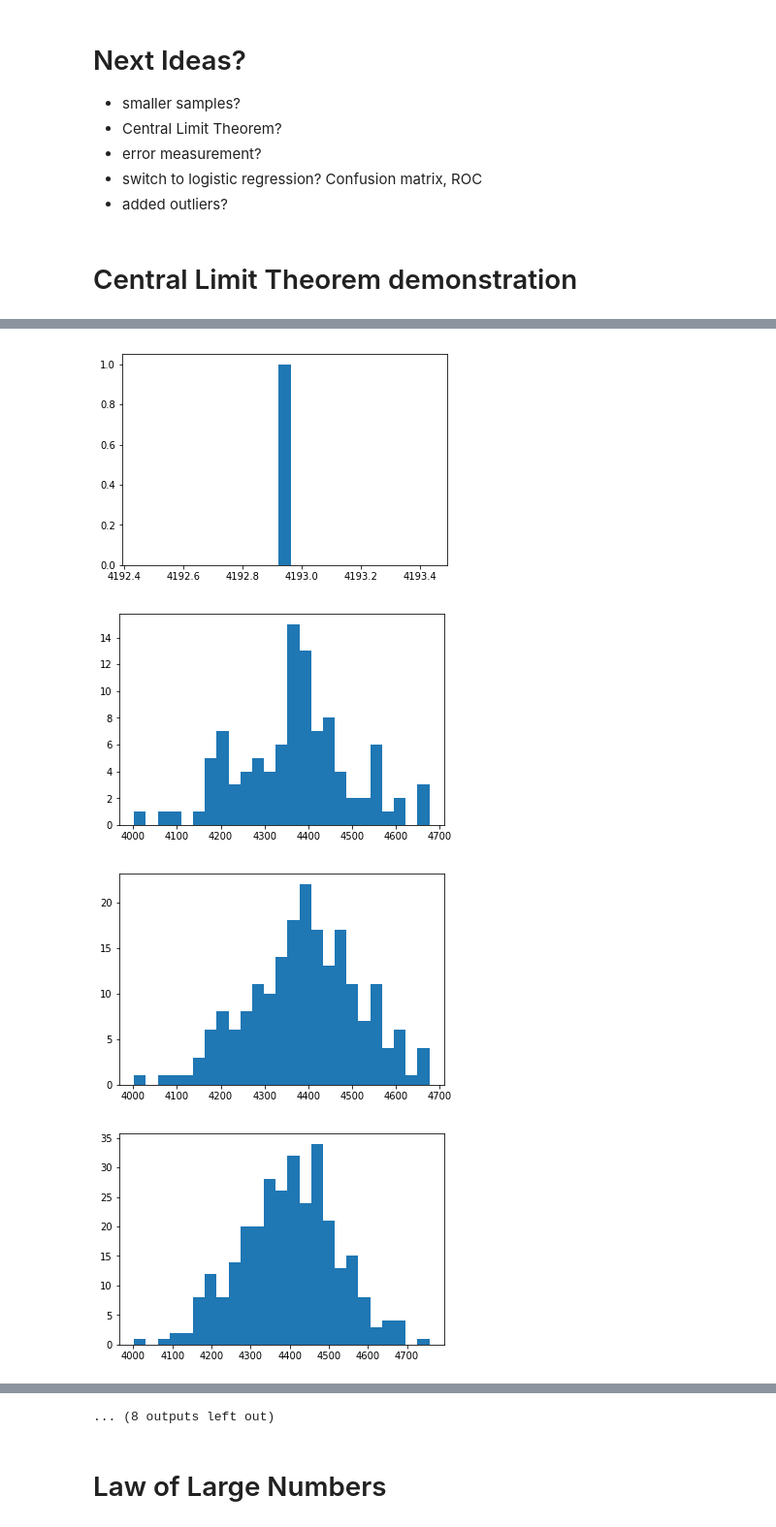
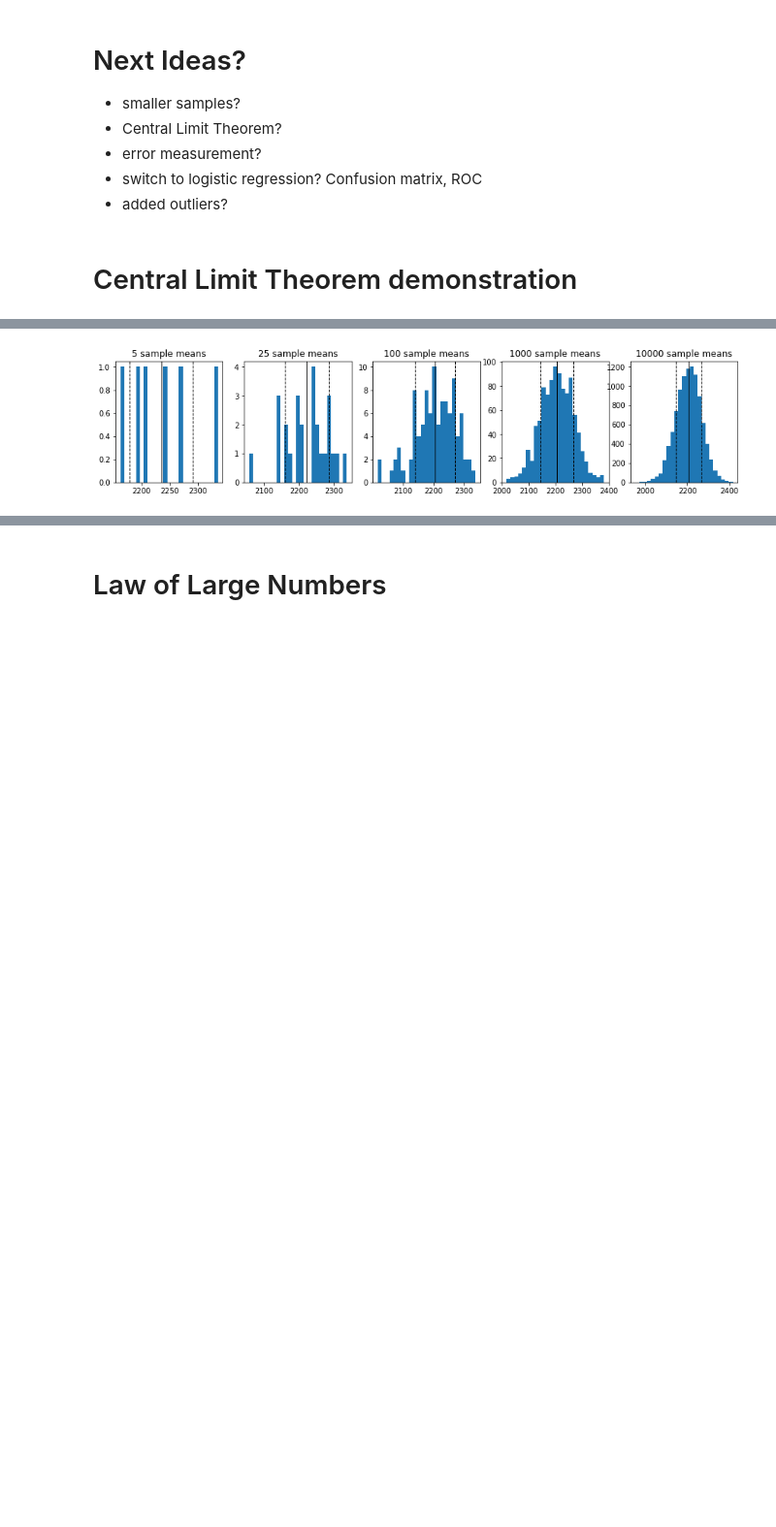
Before and after one commit to conditg/predicting-disruption, a Jupyter notebook: working-notebook.ipynb, the cells around one changed output, grey strips where cells are left out. Shown at 97% size. Saved outputs shown, nothing was run; the diff lists cells and outputs as text; code cells hidden in the pictures; blank space fills up the shorter version.

```diff
--- a/working-notebook.ipynb
+++ b/working-notebook.ipynb
@@ -1475,0 +1673,5 @@ plt.show()
+# %%
+full = createSet()
+full.df = pd.get_dummies(full.df, columns=['os'])
+full.df['picsTaken3'] = full.df['picsTaken']**3
+full.df.head(1)
@@ -1475,0 +1681,12 @@ plt.show()
+# %%
+#sklearn
+x = full.df[['screenActions', 'picsTaken3', 'timesDropped', 'rooted', 'os_Android', 'os_iOS', 'os_other']]
+y = full.df['minSpent']
+
+fig=plt.figure(figsize=[15,2])
+for i,col in enumerate(x.columns):
+    plt.subplot(1,7,i+1)
+    plt.hist(x[col])
+    plt.yticks([])
+    plt.xlabel(col)
+plt.show()
@@ -1503,15 +1892,20 @@ plt.show()
 # %%
 sampleMeans = []
-
-for i in range (2000):
+prints = [5,25,100,1000,10000]
+plt.figure(figsize=[15,3])
+j = 1
+for i in range (10001):
     samples = clt.df.sample(100, replace=True,axis=0)
     sMean = np.mean(samples.minSpent)
     sampleMeans.append(sMean)
-    if i % 100 == 0:
+    if i in prints:
+        plt.subplot(1,5,j)
         plt.hist(sampleMeans, bins=25)
-        plt.show()
+        plt.title(str(i)+" sample means")
+        plt.axvline(np.mean(sampleMeans), color='k', linestyle='solid', linewidth=1)
+        plt.axvline(np.mean(sampleMeans) - np.std(sampleMeans), color='k', linestyle='dashed', linewidth=1)
+        plt.axvline(np.mean(sampleMeans) + np.std(sampleMeans), color='k', linestyle='dashed', linewidth=1)
+        j = j+1
+plt.show()
 # %% [output]
-[figure, old version]
+[figure, new version]
-[figure, removed]
-[figure, removed]
-[figure, removed]
@@ -1526,4 +1912,3 @@ for i in range (2000):
-... (8 outputs left out)
 # %% [markdown]
 # Law of Large Numbers
 # %%
```
Also changed, not shown: parts of 56 cells of this notebook, 2 other files.
